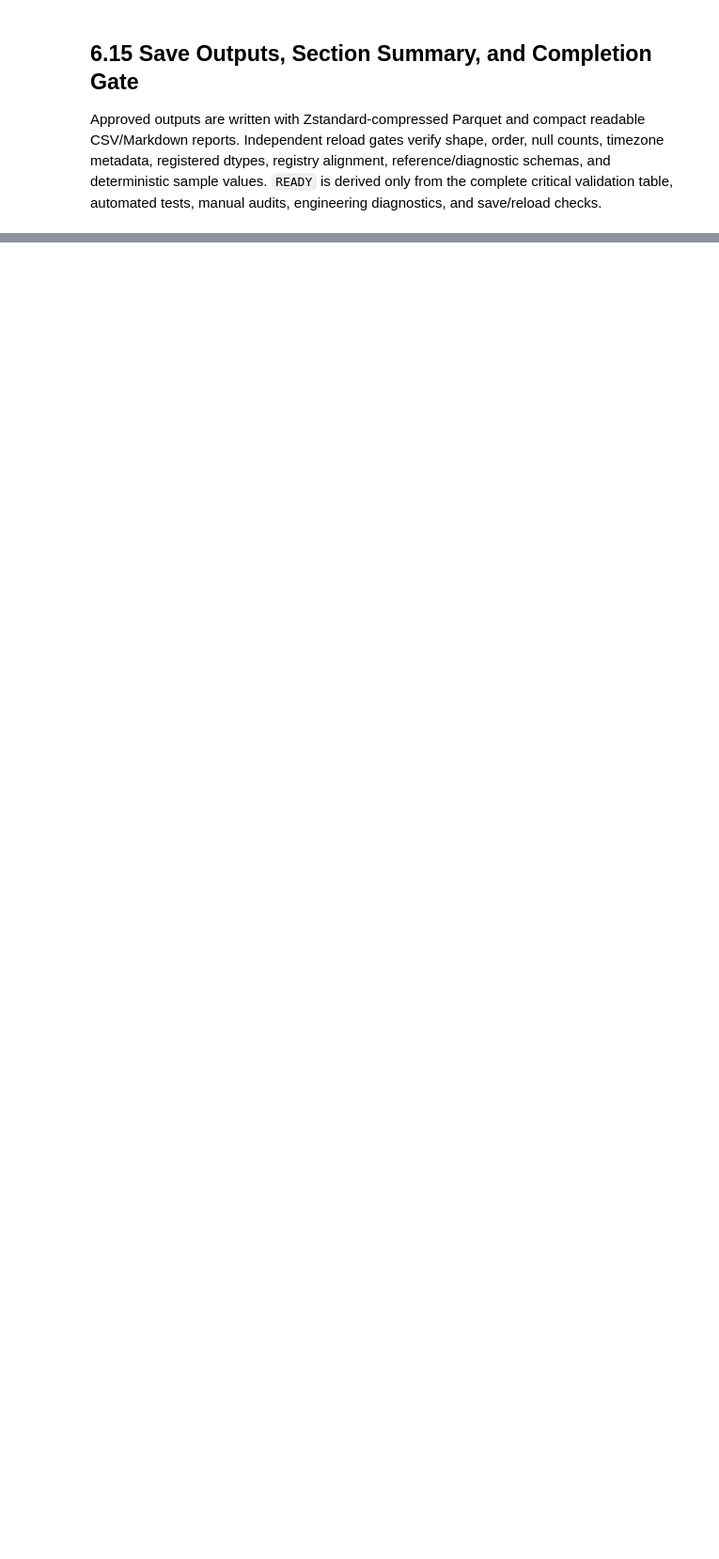
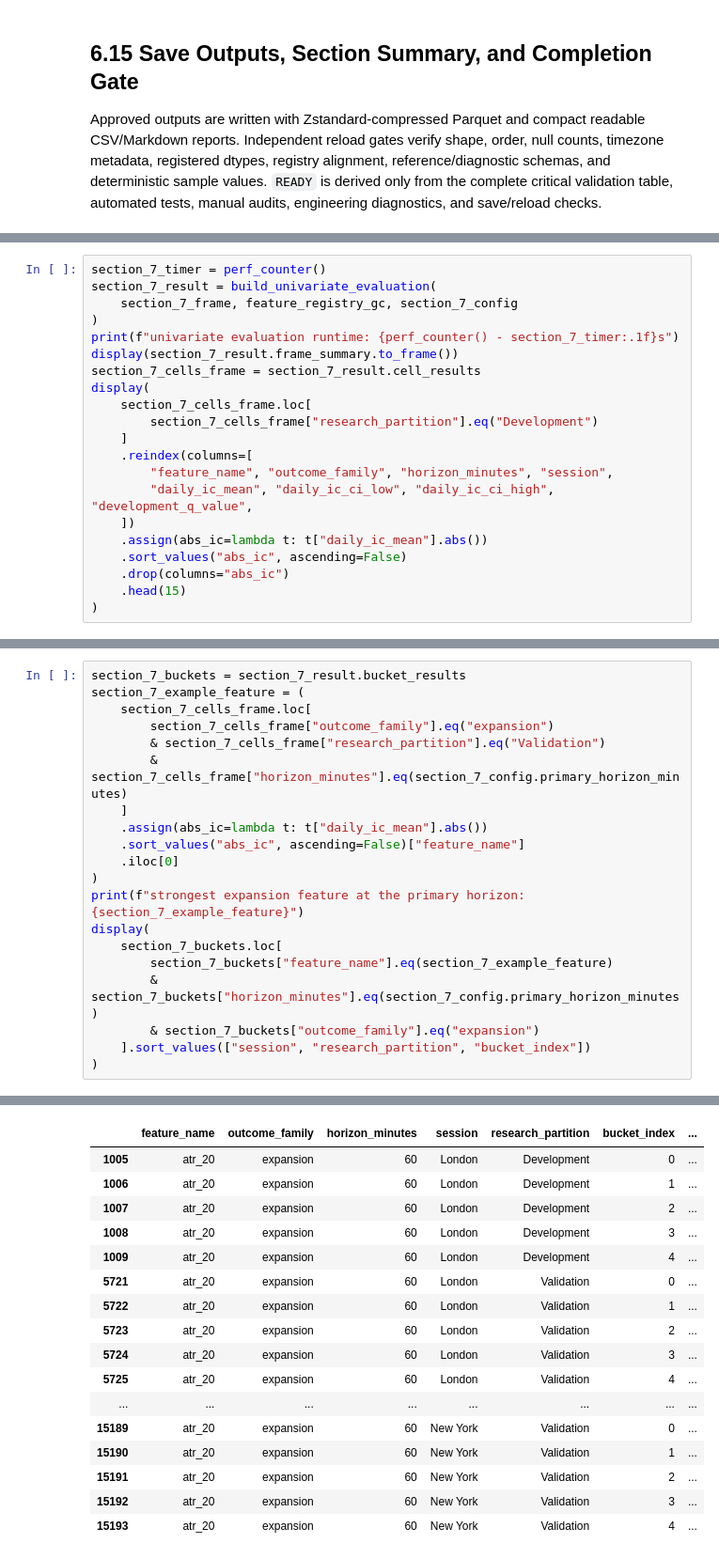
Before and after one commit to Abond1234/GC-1m-OHLCV-QUANTITATIVE-ANALYSIS, a Jupyter notebook: notebooks/exploration/statistical_feature_research.ipynb, the cells around one changed output, grey strips where cells are left out. Shown at 94% size. Saved outputs shown, nothing was run; the diff lists cells and outputs as text; blank space fills up the shorter version.

```diff
--- a/notebooks/exploration/statistical_feature_research.ipynb
+++ b/notebooks/exploration/statistical_feature_research.ipynb
@@ -3250,0 +3356,21 @@ SECTION 6 STATUS: READY
+# %%
+section_7_timer = perf_counter()
+section_7_result = build_univariate_evaluation(
+    section_7_frame, feature_registry_gc, section_7_config
+)
+print(f"univariate evaluation runtime: {perf_counter() - section_7_timer:.1f}s")
+display(section_7_result.frame_summary.to_frame())
+section_7_cells_frame = section_7_result.cell_results
+display(
+    section_7_cells_frame.loc[
+        section_7_cells_frame["research_partition"].eq("Development")
+    ]
+    .reindex(columns=[
+        "feature_name", "outcome_family", "horizon_minutes", "session",
+        "daily_ic_mean", "daily_ic_ci_low", "daily_ic_ci_high", "development_q_value",
+    ])
+    .assign(abs_ic=lambda t: t["daily_ic_mean"].abs())
+    .sort_values("abs_ic", ascending=False)
+    .drop(columns="abs_ic")
+    .head(15)
+)
@@ -3250,0 +3433,21 @@ SECTION 6 STATUS: READY
+# %%
+section_7_buckets = section_7_result.bucket_results
+section_7_example_feature = (
+    section_7_cells_frame.loc[
+        section_7_cells_frame["outcome_family"].eq("expansion")
+        & section_7_cells_frame["research_partition"].eq("Validation")
+        & section_7_cells_frame["horizon_minutes"].eq(section_7_config.primary_horizon_minutes)
+    ]
+    .assign(abs_ic=lambda t: t["daily_ic_mean"].abs())
+    .sort_values("abs_ic", ascending=False)["feature_name"]
+    .iloc[0]
+)
+print(f"strongest expansion feature at the primary horizon: {section_7_example_feature}")
+display(
+    section_7_buckets.loc[
+        section_7_buckets["feature_name"].eq(section_7_example_feature)
+        & section_7_buckets["horizon_minutes"].eq(section_7_config.primary_horizon_minutes)
+        & section_7_buckets["outcome_family"].eq("expansion")
+    ].sort_values(["session", "research_partition", "bucket_index"])
+)
+# %% [output]
@@ -3250,0 +3455,17 @@ SECTION 6 STATUS: READY
+|  | feature_name | outcome_family | horizon_minutes | session | research_partition | bucket_index | ... |
+| 1005 | atr_20 | expansion | 60 | London | Development | 0 | ... |
+| 1006 | atr_20 | expansion | 60 | London | Development | 1 | ... |
+| 1007 | atr_20 | expansion | 60 | London | Development | 2 | ... |
+| 1008 | atr_20 | expansion | 60 | London | Development | 3 | ... |
+| 1009 | atr_20 | expansion | 60 | London | Development | 4 | ... |
+| 5721 | atr_20 | expansion | 60 | London | Validation | 0 | ... |
+| 5722 | atr_20 | expansion | 60 | London | Validation | 1 | ... |
+| 5723 | atr_20 | expansion | 60 | London | Validation | 2 | ... |
+| 5724 | atr_20 | expansion | 60 | London | Validation | 3 | ... |
+| 5725 | atr_20 | expansion | 60 | London | Validation | 4 | ... |
+| ... | ... | ... | ... | ... | ... | ... | ... |
+| 15189 | atr_20 | expansion | 60 | New York | Validation | 0 | ... |
+| 15190 | atr_20 | expansion | 60 | New York | Validation | 1 | ... |
+| 15191 | atr_20 | expansion | 60 | New York | Validation | 2 | ... |
+| 15192 | atr_20 | expansion | 60 | New York | Validation | 3 | ... |
+| 15193 | atr_20 | expansion | 60 | New York | Validation | 4 | ... |
```
Also changed, not shown: parts of 26 cells of this notebook, 2 other files.
